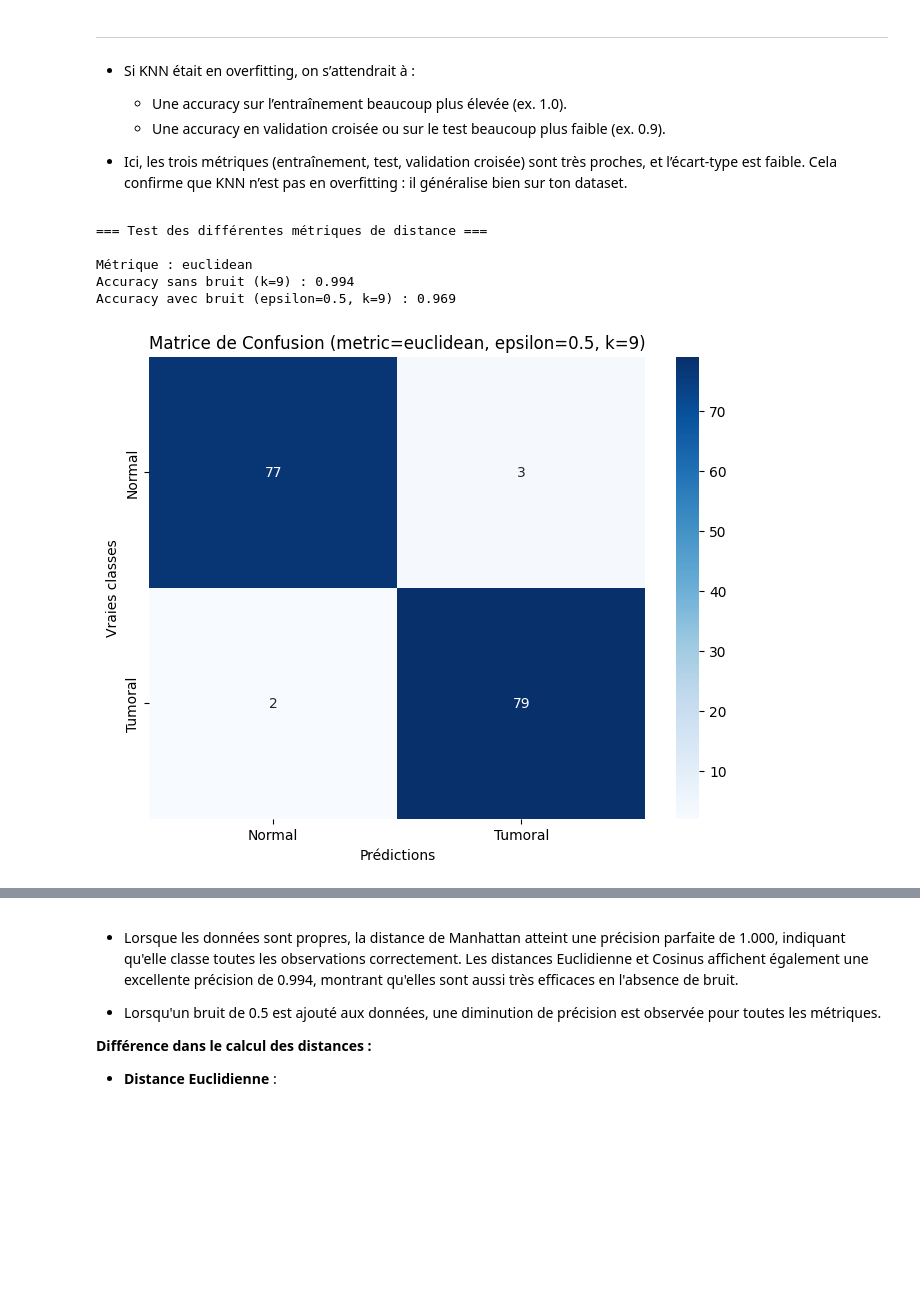
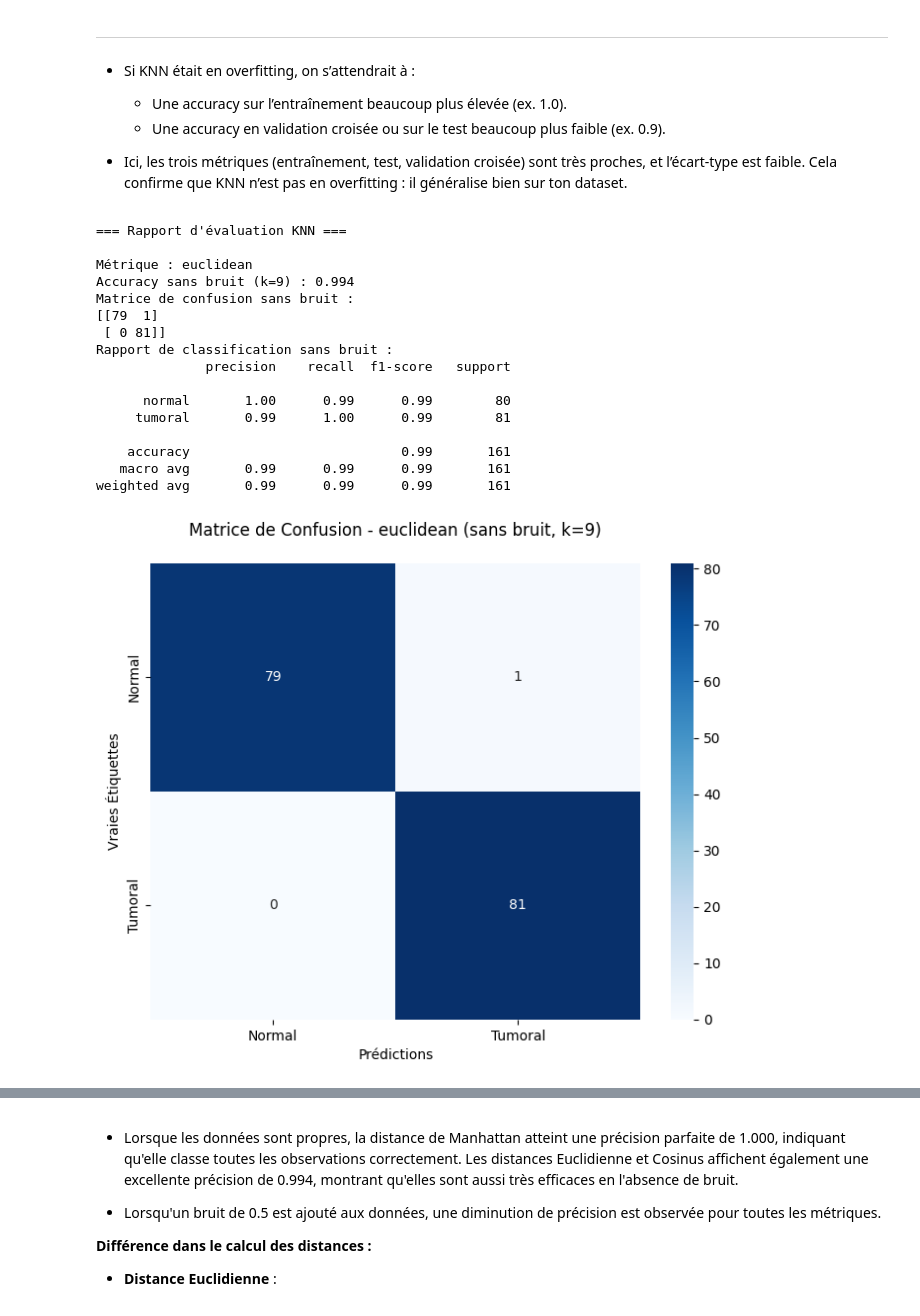
Before and after one commit to Laaliji/Colon-Cancer-Gene-Expression-Data-Classification-Analysis, a Jupyter notebook: TP1_Research.ipynb, the cells around one changed output, grey strips where cells are left out. Cells and saved outputs as stored; diff of their text form; code cells hidden in the pictures; blank space fills up the shorter version.

```diff
--- a/TP1_Research.ipynb
+++ b/TP1_Research.ipynb
@@ -695,42 +695,96 @@ Validation croisée (k=9, 15 gènes) : 0.983 ± 0.010
 
 - Ici, les trois métriques (entraînement, test, validation croisée) sont très proches, et l’écart-type est faible. Cela confirme que KNN n’est pas en overfitting : il généralise bien sur ton dataset.
 # %%
+print("\n=== Rapport d'évaluation KNN ===")
+metrics = ['euclidean', 'manhattan', 'cosine']
+results_summary = []
 
-print("\n=== Test des différentes métriques de distance ===")
 for metric in metrics:
     print(f"\nMétrique : {metric}")
 
-    # Tester sans bruit
+    # Test sans bruit
     knn_model = KNeighborsClassifier(n_neighbors=9, metric=metric)
     knn_model.fit(X_train_subset, y_train)
     y_pred = knn_model.predict(X_test_subset)
     accuracy = accuracy_score(y_test, y_pred)
+    conf_matrix = confusion_matrix(y_test, y_pred)
+
     print(f"Accuracy sans bruit (k=9) : {accuracy:.3f}")
+    print("Matrice de confusion sans bruit :")
+    print(conf_matrix)
+    print("Rapport de classification sans bruit :")
+    print(classification_report(y_test, y_pred))
 
-    # Tester avec bruit avec epsilon=0.5
+    # Visualiser la matrice de confusion
+    plt.figure(figsize=(8, 6))
+    sns.heatmap(conf_matrix, annot=True, fmt='d', cmap='Blues', cbar=True,
+                xticklabels=['Normal', 'Tumoral'], yticklabels=['Normal', 'Tumoral'])
+    plt.title(f"Matrice de Confusion - {metric} (sans bruit, k=9)", pad=20)
+    plt.ylabel("Vraies Étiquettes")
+    plt.xlabel("Prédictions")
+    plt.show()
+
+    # Test avec bruit
     epsilon = 0.5
     noise = np.random.normal(loc=0, scale=epsilon, size=X_test_subset.shape)
     X_test_noisy = X_test_subset + noise
 
     knn_model = KNeighborsClassifier(n_neighbors=9, metric=metric)
     knn_model.fit(X_train_subset, y_train)
     y_pred_noisy = knn_model.predict(X_test_noisy)
     accuracy_noisy = accuracy_score(y_test, y_pred_noisy)
-    print(f"Accuracy avec bruit (epsilon={epsilon}, k=9) : {accuracy_noisy:.3f}")
+    conf_matrix_noisy = confusion_matrix(y_test, y_pred_noisy)
 
-    # Matrice de confusion
-    conf_matrix_noisy = confusion_matrix(y_test, y_pred_noisy)
+    print(f"\nAccuracy avec bruit (epsilon={epsilon}, k=9) : {accuracy_noisy:.3f}")
+    print("Matrice de confusion avec bruit :")
+    print(conf_matrix_noisy)
+    print("Rapport de classification avec bruit :")
+    print(classification_report(y_test, y_pred_noisy))
+
+    # Visualiser la matrice de confusion avec bruit
     plt.figure(figsize=(8, 6))
-    sns.heatmap(conf_matrix_noisy, annot=True, fmt="d", cmap="Blues",
+    sns.heatmap(conf_matrix_noisy, annot=True, fmt='d', cmap='Blues', cbar=True,
                 xticklabels=['Normal', 'Tumoral'], yticklabels=['Normal', 'Tumoral'])
+    plt.title(f"Matrice de Confusion - {metric} (epsilon={epsilon}, k=9)", pad=20)
+    plt.ylabel("Vraies Étiquettes")
     plt.xlabel("Prédictions")
-    plt.ylabel("Vraies classes")
-    plt.title(f"Matrice de Confusion (metric={metric}, epsilon={epsilon}, k=9)")
     plt.show()
+
+    # Enregistrer les résultats pour la comparaison finale
+    results_summary.append({
+        'metric': metric,
+        'accuracy_clean': accuracy,
+        'accuracy_noisy': accuracy_noisy,
+        'accuracy_drop': accuracy - accuracy_noisy
+    })
+
+# Afficher un tableau comparatif des résultats
+print("\n=== Résumé comparatif des métriques ===")
+results_df = pd.DataFrame(results_summary)
+print(results_df.sort_values('accuracy_noisy', ascending=False))
+
+# Visualiser la comparaison
+plt.figure(figsize=(10, 6))
+bar_width = 0.35
+index = np.arange(len(metrics))
+
+plt.bar(index, results_df['accuracy_clean'], bar_width, label='Sans bruit')
+plt.bar(index + bar_width, results_df['accuracy_noisy'], bar_width, label='Avec bruit (ε=0.5)')
 # %% [output]
-=== Test des différentes métriques de distance ===
+=== Rapport d'évaluation KNN ===
 
 Métrique : euclidean
 Accuracy sans bruit (k=9) : 0.994
-Accuracy avec bruit (epsilon=0.5, k=9) : 0.969
+Matrice de confusion sans bruit :
+[[79  1]
+ [ 0 81]]
+Rapport de classification sans bruit :
+              precision    recall  f1-score   support
+
+      normal       1.00      0.99      0.99        80
+     tumoral       0.99      1.00      0.99        81
+
+    accuracy                           0.99       161
+   macro avg       0.99      0.99      0.99       161
+weighted avg       0.99      0.99      0.99       161
-[figure, old version]
+[figure, new version]
```
Also changed, not shown: parts of 1 cell of this notebook.
